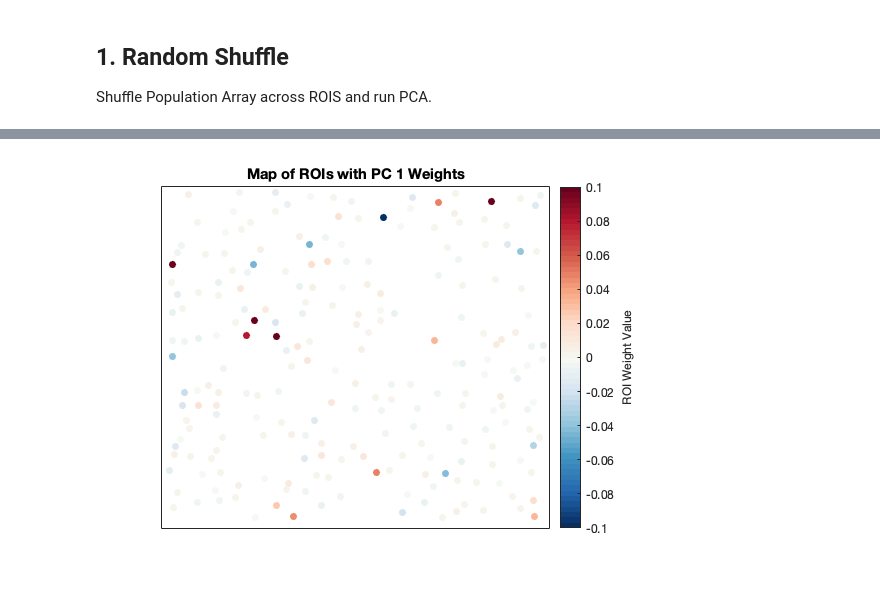
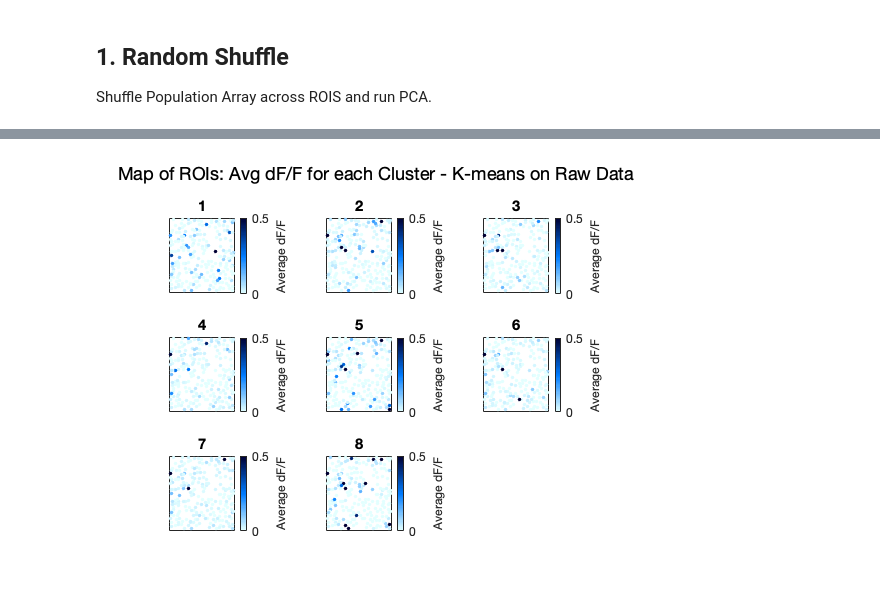
Before and after one commit to neurogomez/neural_ensemble_identification, a Jupyter notebook: 02b_Ensemble_Identification.ipynb, the cells around one changed output, grey strips where cells are left out. Drawn from its saved outputs; the diff is of its cells as text; code cells hidden in the pictures.

```diff
--- a/02b_Ensemble_Identification.ipynb
+++ b/02b_Ensemble_Identification.ipynb
@@ -107,16 +208,22 @@ There is not much difference between weighted PCA and PCA
 # %%
-% 1. Map of PC weights on ROI positions
+% Get dFF for all trials within cluster
+cluster_info_raw = cluster_idxs(dat_sorted,fov, cluster_lbls_raw, stim_label);
+[cluster_info_raw,cluster_dff_avg_raw] = get_dff_cluster(dat_sorted, fov, cluster_info_raw, tbin);
+
 % Get ROI Positions
 x_pst = zeros(numel(fields(ROI_position{fov}.ROI_centroids)),1);
 y_pst = zeros('like',x_pst);
 for i = 1:numel(fields(ROI_position{fov}.ROI_centroids))
     roi = ['ROI', num2str(i)];
     x_pst(i) = ROI_position{fov}.ROI_centroids.(roi)(1);
     y_pst(i) = ROI_position{fov}.ROI_centroids.(roi)(2);
 end
 
-%Plot ROIs and PC Loadings
-PC = 1;
-plot_ROIlabel(x_pst, y_pst, PCA_allstim.coeff(:,PC), ['Map of ROIs with PC ', num2str(PC), ' Weights'])
+%Plot average dF/F on map of ROIs
+for clust = 1:length(cluster_info_raw)
+    subplot(3,3,clust)
+    plot_clusteronROIS(x_pst, y_pst, cluster_dff_avg_raw(:,clust), [num2str(clust)],8)
+end
+sgtitle('Map of ROIs: Avg dF/F for each Cluster - K-means on Raw Data')
 # %% [output]
-[figure, old version]
+[figure, new version]
```
Also changed, not shown: parts of 20 cells of this notebook, 6 other files.
